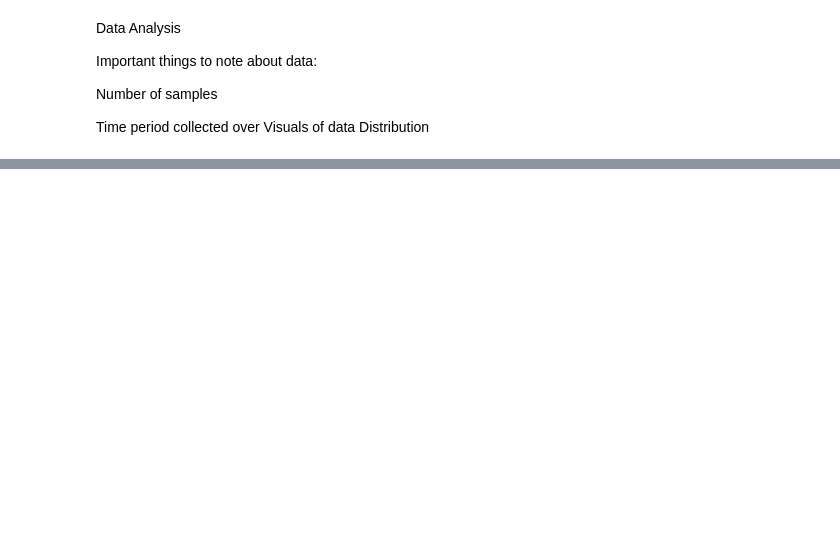
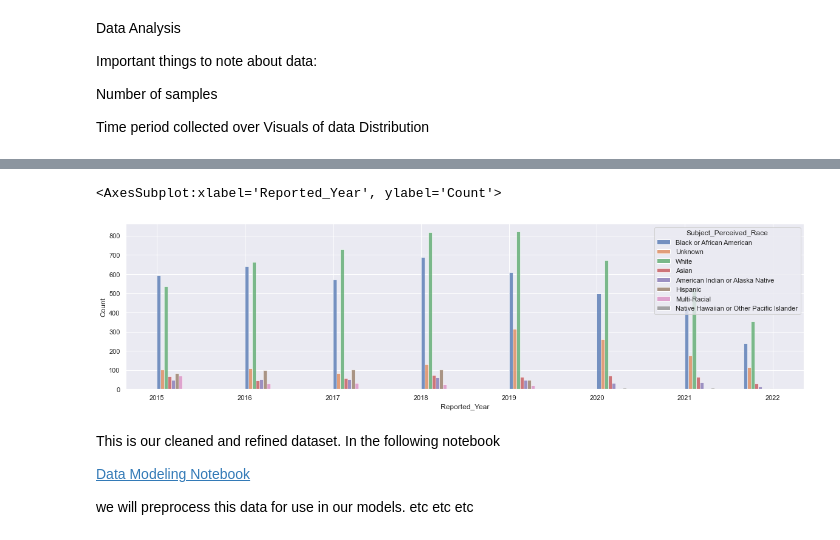
Before and after one commit to shadel96/dsc-Terry_Stops_Analysis, a Jupyter notebook: data_analysis_cleaning.ipynb, the cells around one changed output, grey strips where cells are left out. Drawn from its saved outputs; the diff is of its cells as text; code cells hidden in the pictures; blank space fills up the shorter version.

```diff
--- a/data_analysis_cleaning.ipynb
+++ b/data_analysis_cleaning.ipynb
@@ -461,0 +501,5 @@ sns.histplot(df['Officer_Age'], bins=100)
+# %%
+sns.histplot(data = df_frisked, x = "Reported_Year", hue = "Subject_Perceived_Race", multiple='dodge')
+# %% [output]
+<AxesSubplot:xlabel='Reported_Year', ylabel='Count'>
+[figure, added]
@@ -461,0 +508,6 @@ sns.histplot(df['Officer_Age'], bins=100)
+# %% [markdown]
+This is our cleaned and refined dataset. In the following notebook
+
+[Data Modeling Notebook](./terry_models.ipynb)
+
+we will preprocess this data for use in our models. etc etc etc
```
Also changed, not shown: parts of 39 cells of this notebook, 3 other files.
